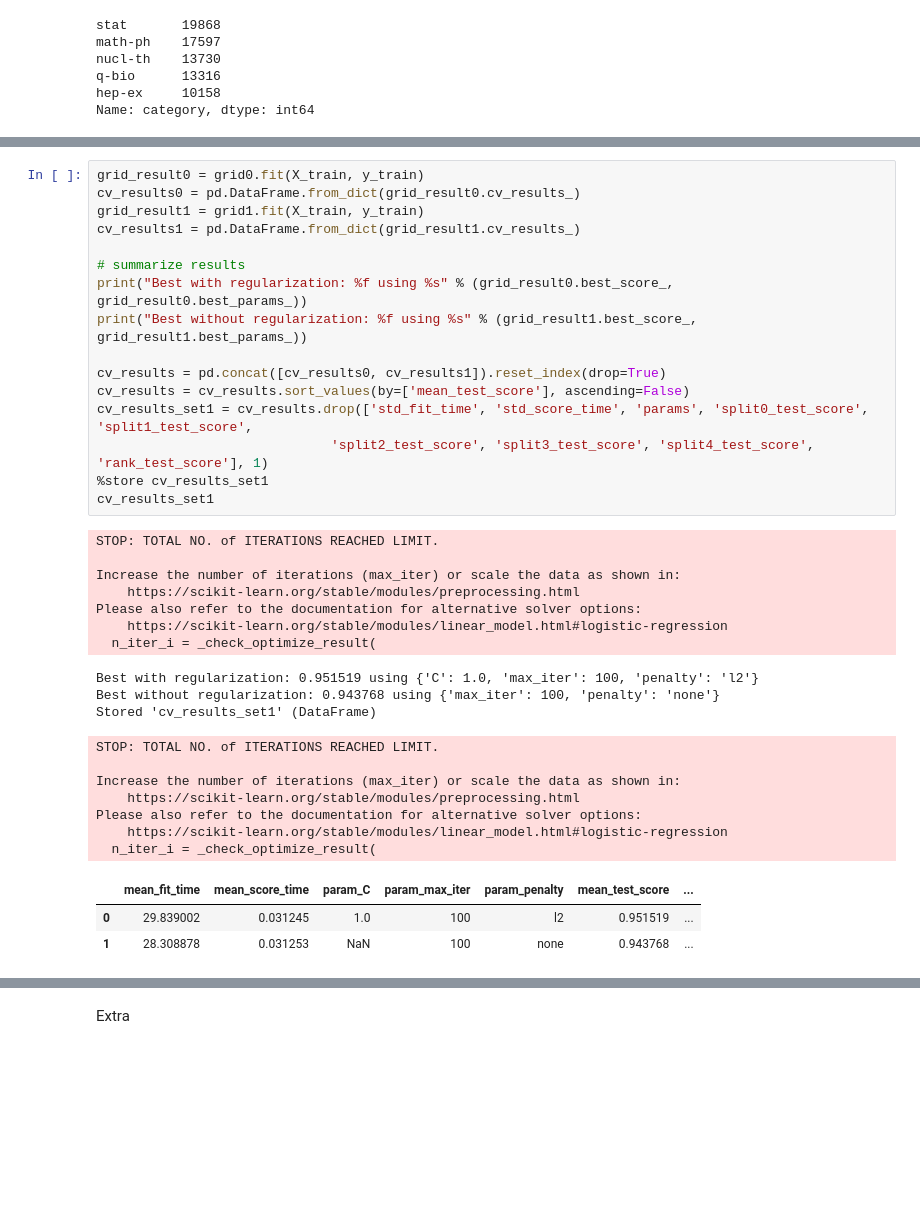
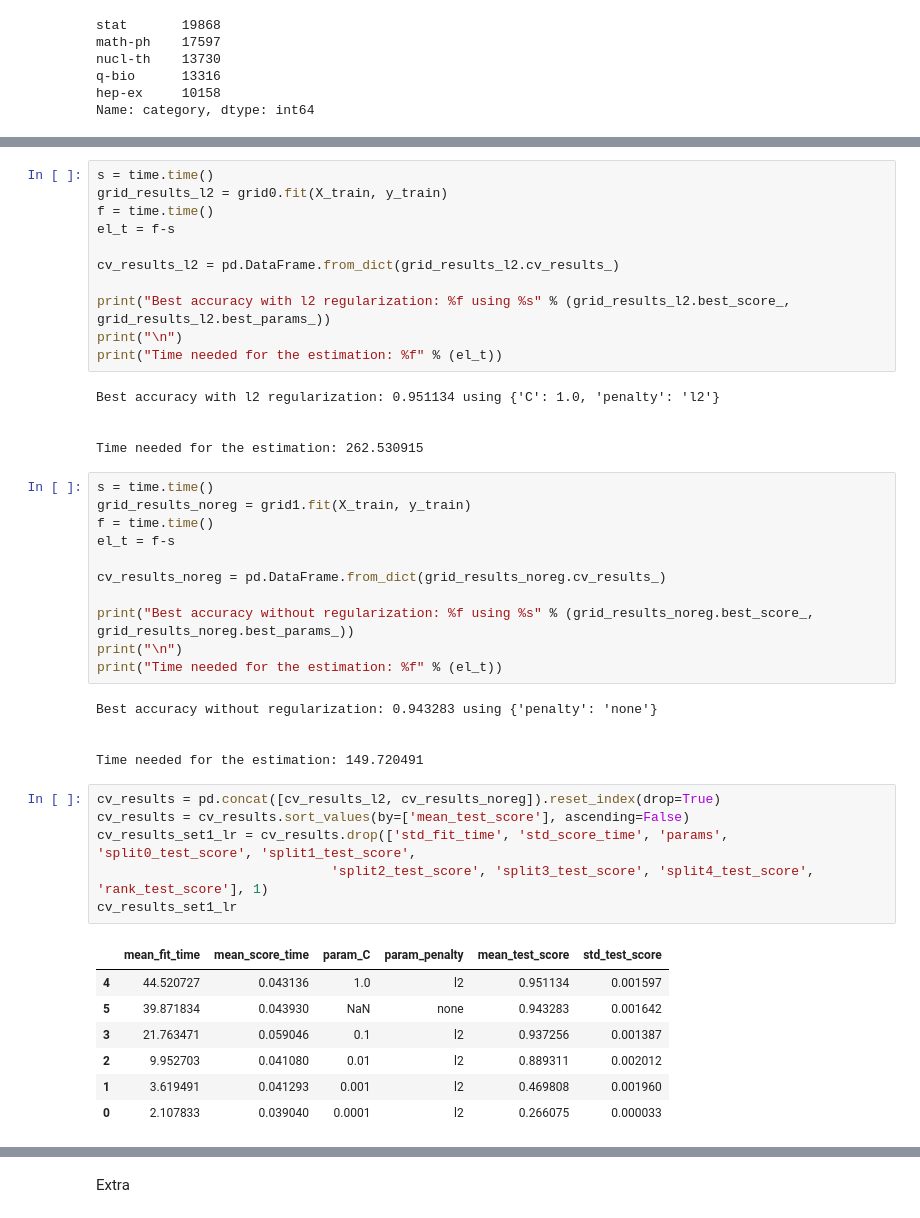
Before and after one commit to matteo-perillo/Abstracts-classification, a Jupyter notebook: 02_Baseline model.ipynb, the cells around one changed output, grey strips where cells are left out. Drawn from its saved outputs; the diff is of its cells as text; blank space fills up the shorter version.

```diff
--- a/02_Baseline model.ipynb
+++ b/02_Baseline model.ipynb
@@ -237,37 +213,46 @@ grid1 = GridSearchCV(estimator=model, param_grid=param_grid1, n_jobs=-1, cv=5)
 # %%
-grid_result0 = grid0.fit(X_train, y_train)
-cv_results0 = pd.DataFrame.from_dict(grid_result0.cv_results_)
-grid_result1 = grid1.fit(X_train, y_train)
-cv_results1 = pd.DataFrame.from_dict(grid_result1.cv_results_)
+s = time.time()
+grid_results_l2 = grid0.fit(X_train, y_train)
+f = time.time()
+el_t = f-s
 
-# summarize results
-print("Best with regularization: %f using %s" % (grid_result0.best_score_, grid_result0.best_params_))
-print("Best without regularization: %f using %s" % (grid_result1.best_score_, grid_result1.best_params_))
+cv_results_l2 = pd.DataFrame.from_dict(grid_results_l2.cv_results_)
 
-cv_results = pd.concat([cv_results0, cv_results1]).reset_index(drop=True)
-cv_results = cv_results.sort_values(by=['mean_test_score'], ascending=False)
-cv_results_set1 = cv_results.drop(['std_fit_time', 'std_score_time', 'params', 'split0_test_score', 'split1_test_score',
-                              'split2_test_score', 'split3_test_score', 'split4_test_score', 'rank_test_score'], 1)
-%store cv_results_set1
-cv_results_set1
+print("Best accuracy with l2 regularization: %f using %s" % (grid_results_l2.best_score_, grid_results_l2.best_params_))
+print("\n")
+print("Time needed for the estimation: %f" % (el_t))
 # %% [output]
-STOP: TOTAL NO. of ITERATIONS REACHED LIMIT.
+Best accuracy with l2 regularization: 0.951134 using {'C': 1.0, 'penalty': 'l2'}
 
-Increase the number of iterations (max_iter) or scale the data as shown in:
-    https://scikit-learn.org/stable/modules/preprocessing.html
-Please also refer to the documentation for alternative solver options:
-    https://scikit-learn.org/stable/modules/linear_model.html#logistic-regression
-  n_iter_i = _check_optimize_result(
+
+Time needed for the estimation: 262.530915
-Best with regularization: 0.951519 using {'C': 1.0, 'max_iter': 100, 'penalty': 'l2'}
-Best without regularization: 0.943768 using {'max_iter': 100, 'penalty': 'none'}
-Stored 'cv_results_set1' (DataFrame)
-STOP: TOTAL NO. of ITERATIONS REACHED LIMIT.
-
-Increase the number of iterations (max_iter) or scale the data as shown in:
-    https://scikit-learn.org/stable/modules/preprocessing.html
-Please also refer to the documentation for alternative solver options:
-    https://scikit-learn.org/stable/modules/linear_model.html#logistic-regression
-  n_iter_i = _check_optimize_result(
-|  | mean_fit_time | mean_score_time | param_C | param_max_iter | param_penalty | mean_test_score | ... |
-| 0 | 29.839002 | 0.031245 | 1.0 | 100 | l2 | 0.951519 | ... |
-| 1 | 28.308878 | 0.031253 | NaN | 100 | none | 0.943768 | ... |
+# %%
+s = time.time()
+grid_results_noreg = grid1.fit(X_train, y_train)
+f = time.time()
+el_t = f-s
+
+cv_results_noreg = pd.DataFrame.from_dict(grid_results_noreg.cv_results_)
+
+print("Best accuracy without regularization: %f using %s" % (grid_results_noreg.best_score_, grid_results_noreg.best_params_))
+print("\n")
+print("Time needed for the estimation: %f" % (el_t))
+# %% [output]
+Best accuracy without regularization: 0.943283 using {'penalty': 'none'}
+
+
+Time needed for the estimation: 149.720491
+# %%
+cv_results = pd.concat([cv_results_l2, cv_results_noreg]).reset_index(drop=True)
+cv_results = cv_results.sort_values(by=['mean_test_score'], ascending=False)
+cv_results_set1_lr = cv_results.drop(['std_fit_time', 'std_score_time', 'params', 'split0_test_score', 'split1_test_score',
+                              'split2_test_score', 'split3_test_score', 'split4_test_score', 'rank_test_score'], 1)
+cv_results_set1_lr
+# %% [output]
+|  | mean_fit_time | mean_score_time | param_C | param_penalty | mean_test_score | std_test_score |
+| 4 | 44.520727 | 0.043136 | 1.0 | l2 | 0.951134 | 0.001597 |
+| 5 | 39.871834 | 0.043930 | NaN | none | 0.943283 | 0.001642 |
+| 3 | 21.763471 | 0.059046 | 0.1 | l2 | 0.937256 | 0.001387 |
+| 2 | 9.952703 | 0.041080 | 0.01 | l2 | 0.889311 | 0.002012 |
+| 1 | 3.619491 | 0.041293 | 0.001 | l2 | 0.469808 | 0.001960 |
+| 0 | 2.107833 | 0.039040 | 0.0001 | l2 | 0.266075 | 0.000033 |
```
Also changed, not shown: parts of 16 cells of this notebook.
